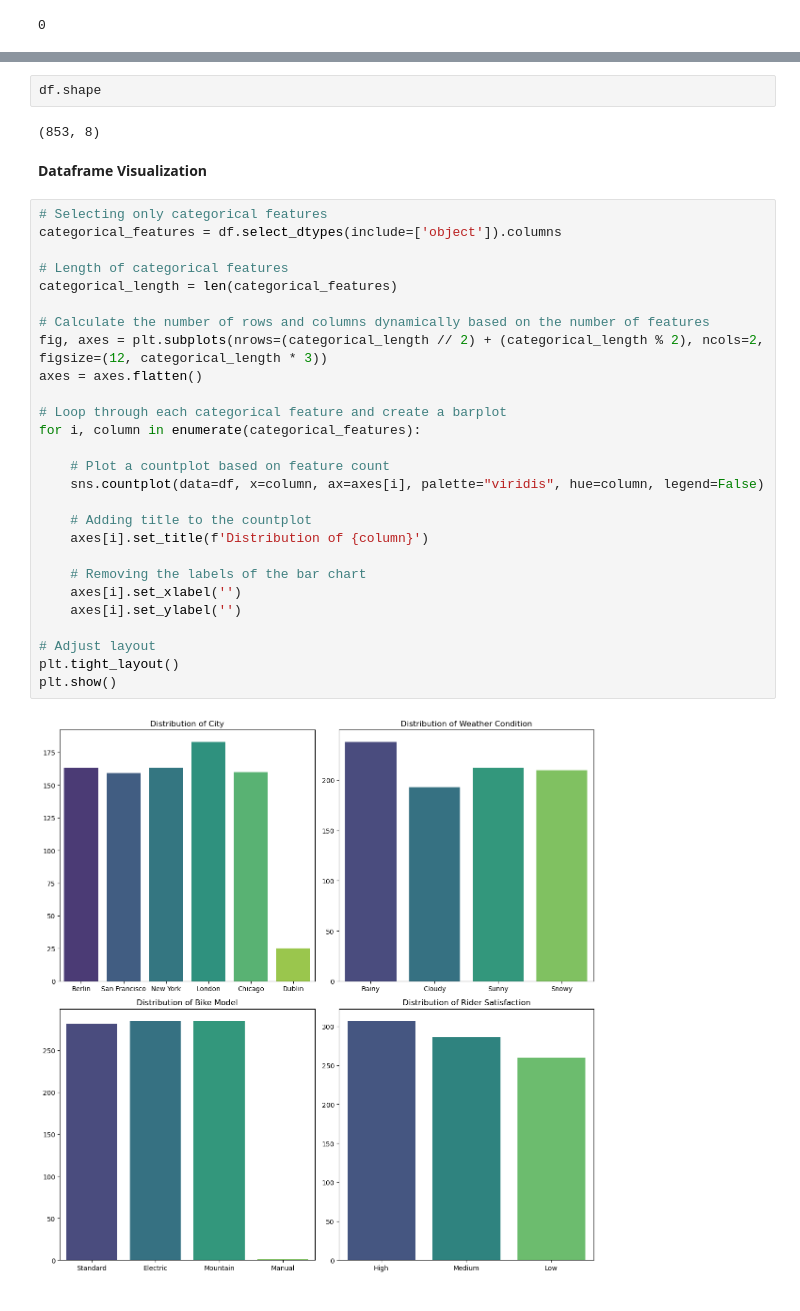
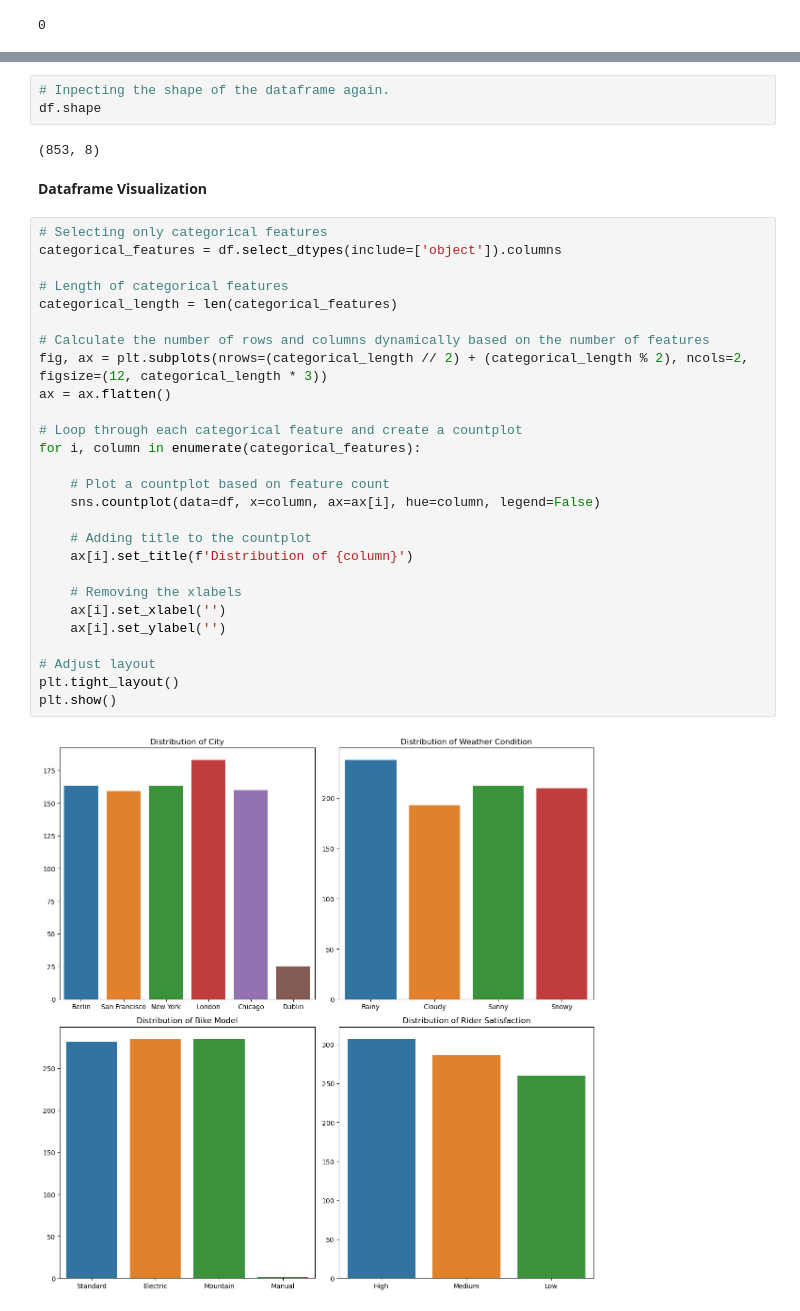
Before and after one commit to OnionKnightN/dynamic-pricing-regression-model, a Jupyter notebook: Hdip_Hoai_Nhan_Nguyen_2024.ipynb, the cells around one changed output, grey strips where cells are left out. Saved outputs shown, nothing was run; the diff lists cells and outputs as text.

```diff
--- a/Hdip_Hoai_Nhan_Nguyen_2024.ipynb
+++ b/Hdip_Hoai_Nhan_Nguyen_2024.ipynb
@@ -119,4 +132,5 @@ df.duplicated().sum()
 # %%
+# Inpecting the shape of the dataframe again.
 df.shape
 # %% [output]
 (853, 8)
@@ -125,29 +139,29 @@ df.shape
 # %%
 # Selecting only categorical features
 categorical_features = df.select_dtypes(include=['object']).columns
 
 # Length of categorical features
 categorical_length = len(categorical_features)
 
 # Calculate the number of rows and columns dynamically based on the number of features
-fig, axes = plt.subplots(nrows=(categorical_length // 2) + (categorical_length % 2), ncols=2, figsize=(12, categorical_length * 3))
-axes = axes.flatten()
+fig, ax = plt.subplots(nrows=(categorical_length // 2) + (categorical_length % 2), ncols=2, figsize=(12, categorical_length * 3))
+ax = ax.flatten()
 
-# Loop through each categorical feature and create a barplot
+# Loop through each categorical feature and create a countplot
 for i, column in enumerate(categorical_features):
 
     # Plot a countplot based on feature count
-    sns.countplot(data=df, x=column, ax=axes[i], palette="viridis", hue=column, legend=False)
+    sns.countplot(data=df, x=column, ax=ax[i], hue=column, legend=False)
 
     # Adding title to the countplot
-    axes[i].set_title(f'Distribution of {column}')
+    ax[i].set_title(f'Distribution of {column}')
 
-    # Removing the labels of the bar chart
-    axes[i].set_xlabel('')
-    axes[i].set_ylabel('')
+    # Removing the xlabels
+    ax[i].set_xlabel('')
+    ax[i].set_ylabel('')
 
 # Adjust layout
 plt.tight_layout()
 plt.show()
 # %% [output]
-[figure, old version]
+[figure, new version]
```
Also changed, not shown: parts of 14 cells of this notebook.
